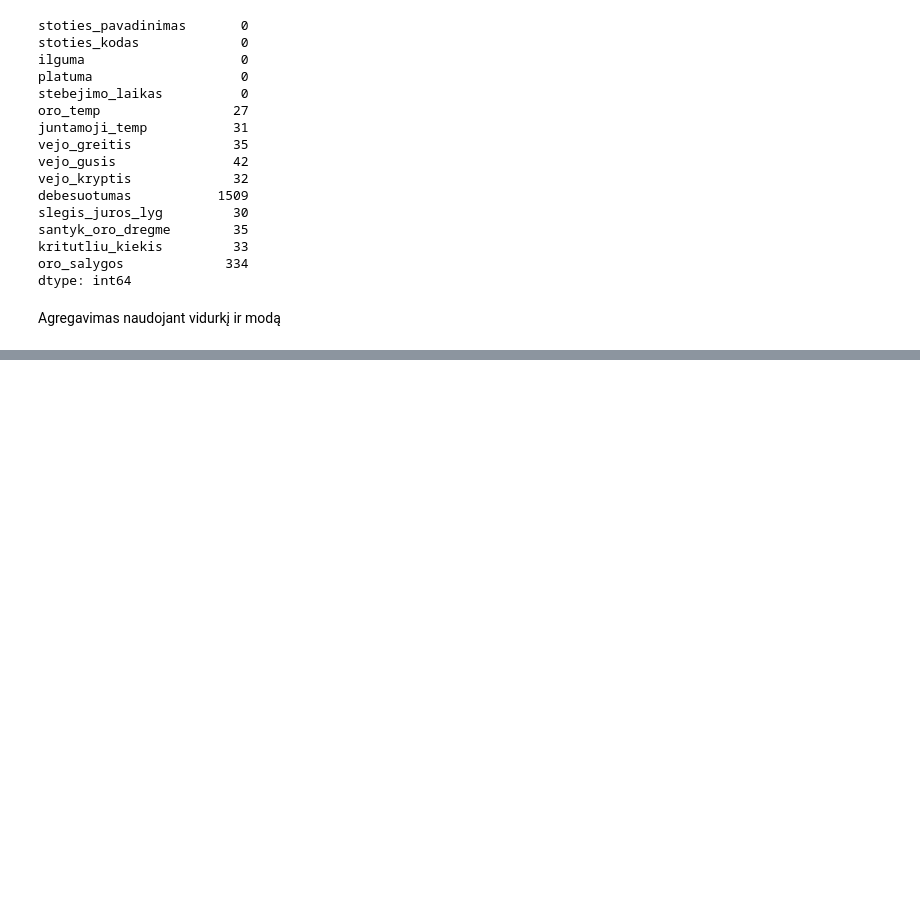
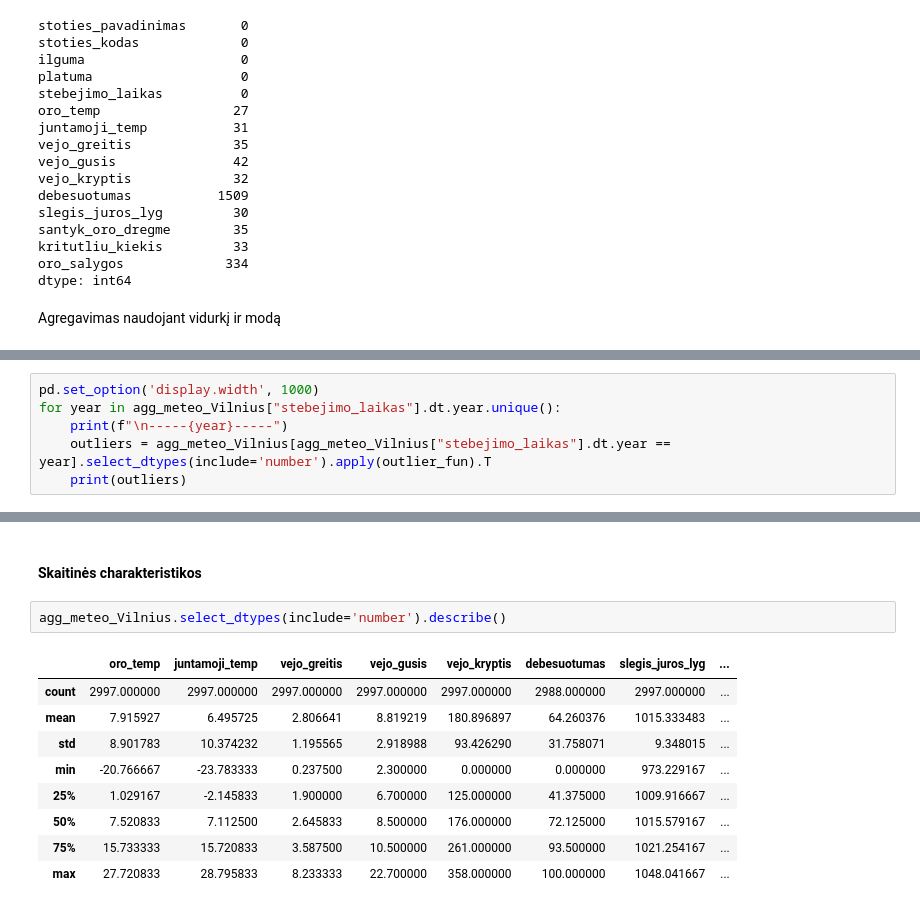
Before and after one commit to rugcer04/Duomenu_mokslo_projektas, a Jupyter notebook: code/python/datasets_prep/meteo_dataset_prep.ipynb, the cells around one changed output, grey strips where cells are left out. Saved outputs shown, nothing was run; the diff lists cells and outputs as text; blank space fills up the shorter version.

Commit message:
Added outliers, characteristics and correlation

```diff
--- a/code/python/datasets_prep/meteo_dataset_prep.ipynb
+++ b/code/python/datasets_prep/meteo_dataset_prep.ipynb
@@ -267,0 +333,6 @@ dtype: int64
+# %%
+pd.set_option('display.width', 1000)
+for year in agg_meteo_Vilnius["stebejimo_laikas"].dt.year.unique():
+    print(f"\n-----{year}-----")
+    outliers = agg_meteo_Vilnius[agg_meteo_Vilnius["stebejimo_laikas"].dt.year == year].select_dtypes(include='number').apply(outlier_fun).T
+    print(outliers)
@@ -267,0 +357,14 @@ dtype: int64
+# %% [markdown]
+#### Skaitinės charakteristikos
+# %%
+agg_meteo_Vilnius.select_dtypes(include='number').describe()
+# %% [output]
+|  | oro_temp | juntamoji_temp | vejo_greitis | vejo_gusis | vejo_kryptis | debesuotumas | slegis_juros_lyg | ... |
+| count | 2997.000000 | 2997.000000 | 2997.000000 | 2997.000000 | 2997.000000 | 2988.000000 | 2997.000000 | ... |
+| mean | 7.915927 | 6.495725 | 2.806641 | 8.819219 | 180.896897 | 64.260376 | 1015.333483 | ... |
+| std | 8.901783 | 10.374232 | 1.195565 | 2.918988 | 93.426290 | 31.758071 | 9.348015 | ... |
+| min | -20.766667 | -23.783333 | 0.237500 | 2.300000 | 0.000000 | 0.000000 | 973.229167 | ... |
+| 25% | 1.029167 | -2.145833 | 1.900000 | 6.700000 | 125.000000 | 41.375000 | 1009.916667 | ... |
+| 50% | 7.520833 | 7.112500 | 2.645833 | 8.500000 | 176.000000 | 72.125000 | 1015.579167 | ... |
+| 75% | 15.733333 | 15.720833 | 3.587500 | 10.500000 | 261.000000 | 93.500000 | 1021.254167 | ... |
+| max | 27.720833 | 28.795833 | 8.233333 | 22.700000 | 358.000000 | 100.000000 | 1048.041667 | ... |
```
Also changed, not shown: parts of 13 cells of this notebook.
